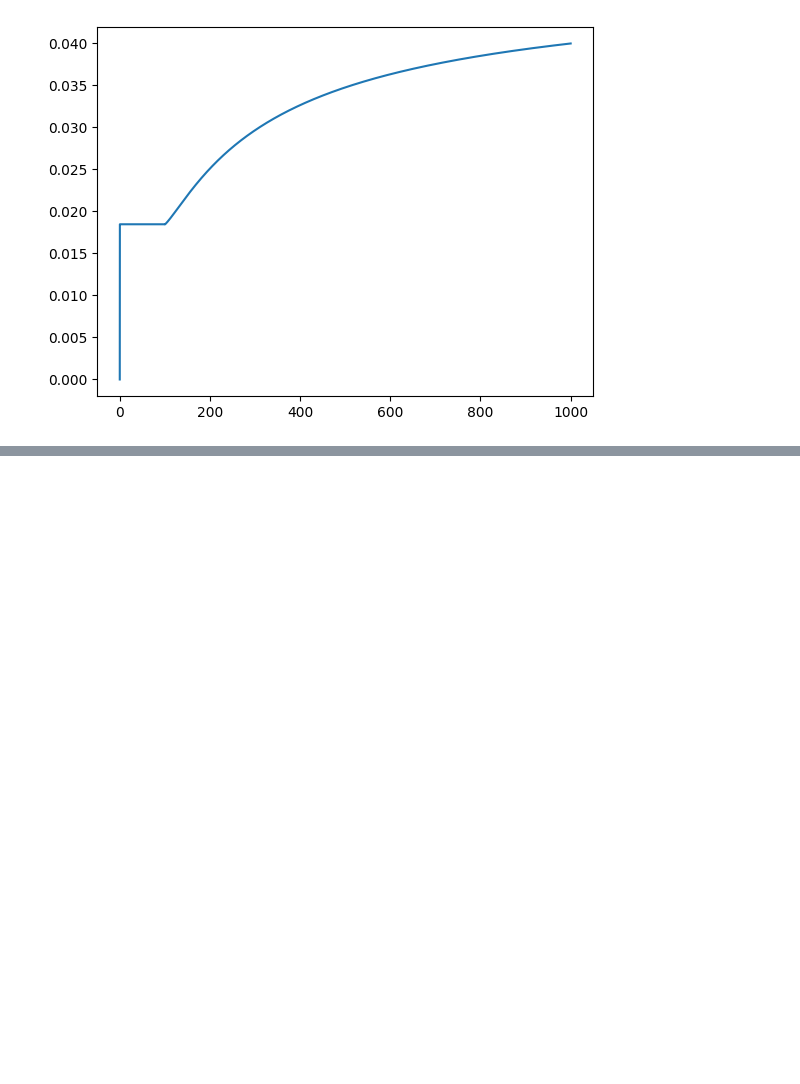
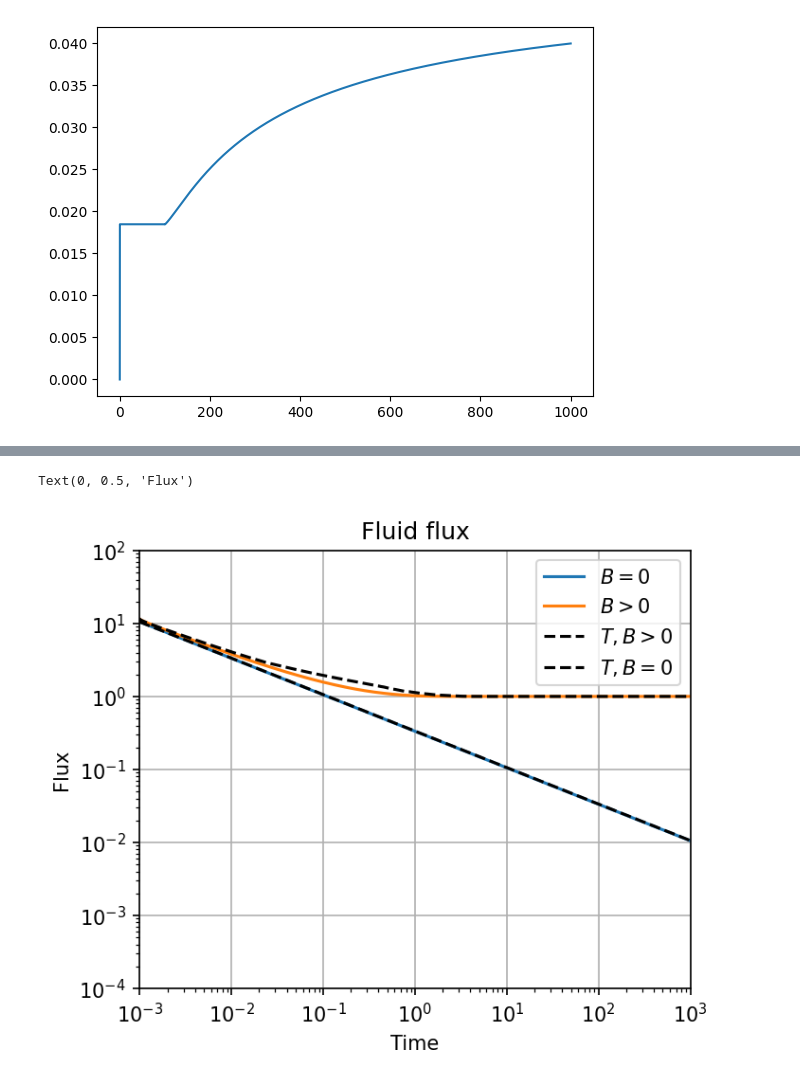
Before and after one commit to dashadem/CO2lovers, a Jupyter notebook: nonlinear.ipynb, the cells around one changed output, grey strips where cells are left out. Saved outputs shown, nothing was run; the diff lists cells and outputs as text; code cells hidden in the pictures; blank space fills up the shorter version.

```diff
--- a/nonlinear.ipynb
+++ b/nonlinear.ipynb
@@ -1317,0 +1363,22 @@ plt.plot(sol0['time'], error*100)
+# %%
+plt.figure(figsize = (5,4),dpi = 150)
+plt.plot(sol0['time'],sol0['flux'], label = '$B = 0$')
+plt.plot(sol1['time'],sol1['flux'], label = '$B > 0$')
+# plt.plot(sol1_['time'],sol1_['flux'], label = '$B < 0$')
+
+plt.plot(sol1T['time'],sol1T['flux'], "--", c = 'black', label = '$T, B > 0$')
+plt.plot(sol0T['time'],sol0T['flux'], "--", c = 'black', label = '$T, B = 0$')
+# plt.plot(sol1_T['time'],sol1_T['flux'], "--", c = 'black', label = '$T, B < 0$')
+
+plt.grid()
+plt.xscale('log')
+plt.yscale('log')
+plt.xlim([10**(-3), 10**3])
+plt.ylim([10**(-4), 10**2])
+plt.legend()
+plt.title('Fluid flux')
+plt.xlabel('Time')
+plt.ylabel('Flux')
+# %% [output]
+Text(0, 0.5, 'Flux')
+[figure, added]
```
Also changed, not shown: parts of 12 cells of this notebook.
